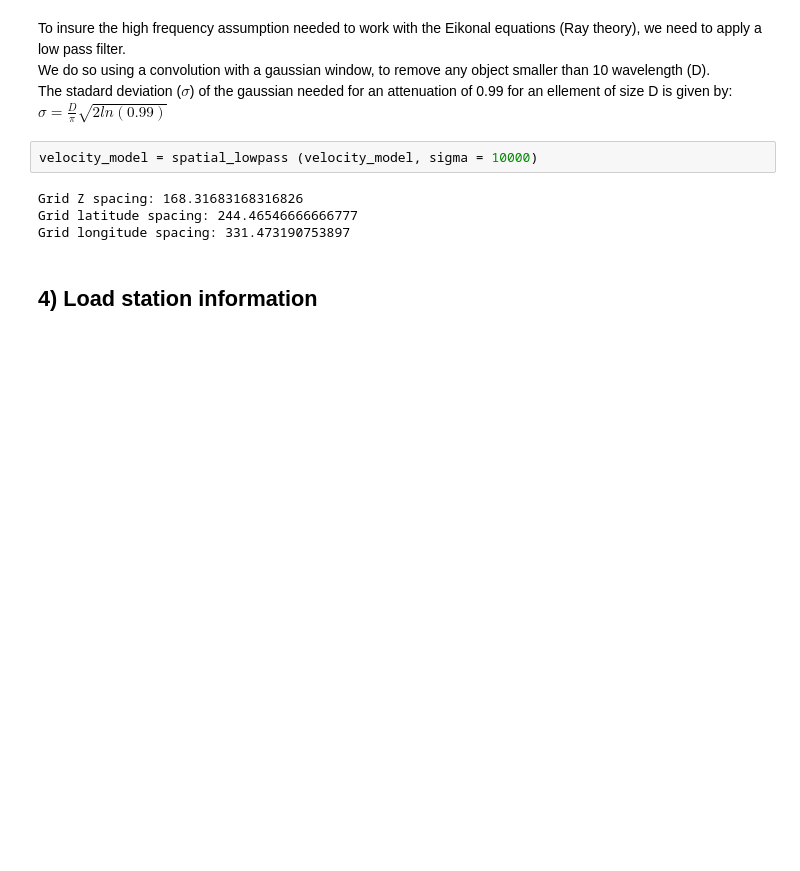
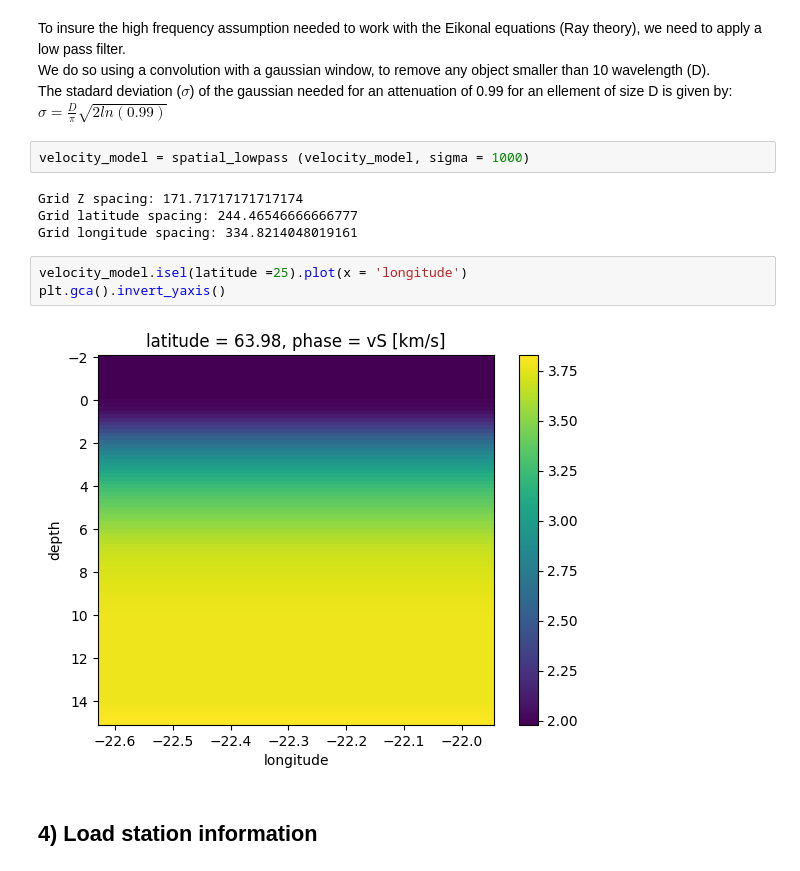
Before and after one commit to olfontai/DAS_sensitivity, a Jupyter notebook: Forward_amplitude_model/1_Create_travel_time_grid.ipynb, the cells around one changed output. Drawn from its saved outputs; the diff is of its cells as text; blank space fills up the shorter version.

```diff
--- a/Forward_amplitude_model/1_Create_travel_time_grid.ipynb
+++ b/Forward_amplitude_model/1_Create_travel_time_grid.ipynb
@@ -181,11 +186,16 @@ We do so using a convolution with a gaussian window, to remove any object smalle
 The stadard deviation ($\sigma$) of the gaussian needed for an attenuation of 0.99 for an ellement of size D is given by: <br>
 $\sigma = \frac{D}{\pi}\sqrt{2ln(0.99)}$
 # %%
-velocity_model = spatial_lowpass (velocity_model, sigma = 10000)
+velocity_model = spatial_lowpass (velocity_model, sigma = 1000)
 # %% [output]
-Grid Z spacing: 168.31683168316826
+Grid Z spacing: 171.71717171717174
 Grid latitude spacing: 244.46546666666777
-Grid longitude spacing: 331.473190753897
+Grid longitude spacing: 334.8214048019161
+# %%
+velocity_model.isel(latitude =25).plot(x = 'longitude')
+plt.gca().invert_yaxis()
+# %% [output]
+[figure, added]
 # %% [markdown]
 ## 4) Load station information
 # %% [markdown]
```
Also changed, not shown: parts of 6 cells of this notebook, 3 other files.
